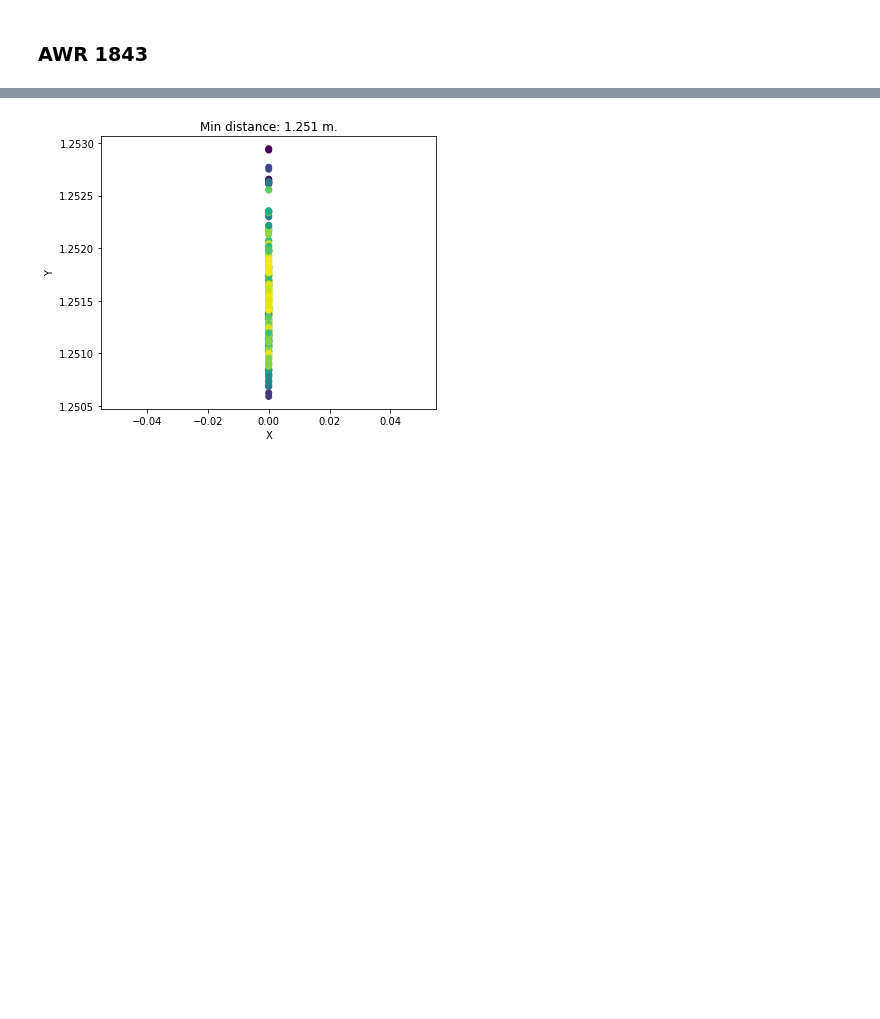
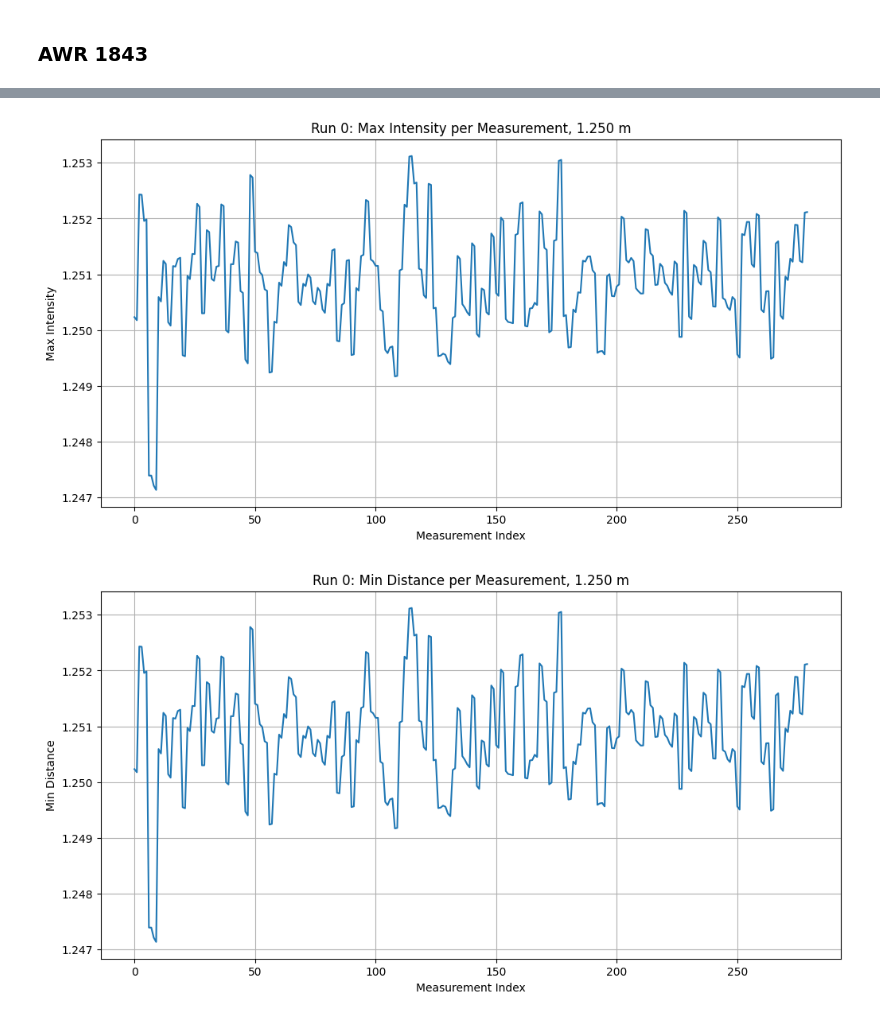
Before and after one commit to arpg/radar-water-monitoring, a Jupyter notebook: plot.ipynb, the cells around one changed output, grey strips where cells are left out. Drawn from its saved outputs; the diff is of its cells as text; code cells hidden in the pictures; blank space fills up the shorter version.

```diff
--- a/plot.ipynb
+++ b/plot.ipynb
@@ -88,8 +96,5 @@ utils.plot_1843(
 # %%
-min_y = utils.plot_1443(
-    y1443, int1443,
-    y_limit=999, y_threshold=0., int_threshold=0,
-    show_plots=True
-)
+plot.stats(iwr1443_stats, run_index=0)
 # %% [output]
-[figure, old version]
+[figure, new version]
+[figure, added]
```
Also changed, not shown: parts of 26 cells of this notebook, 2 other files.
